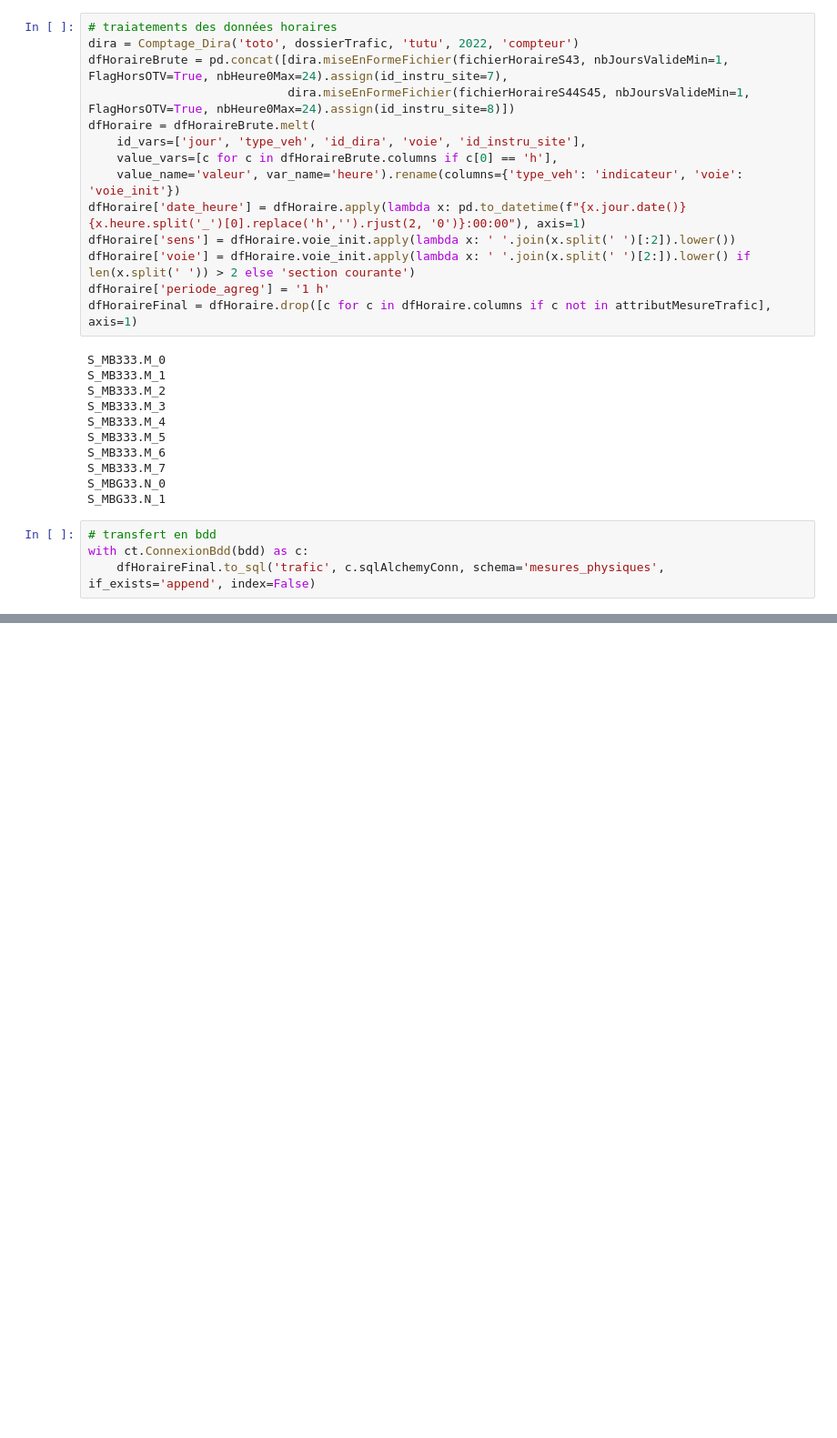
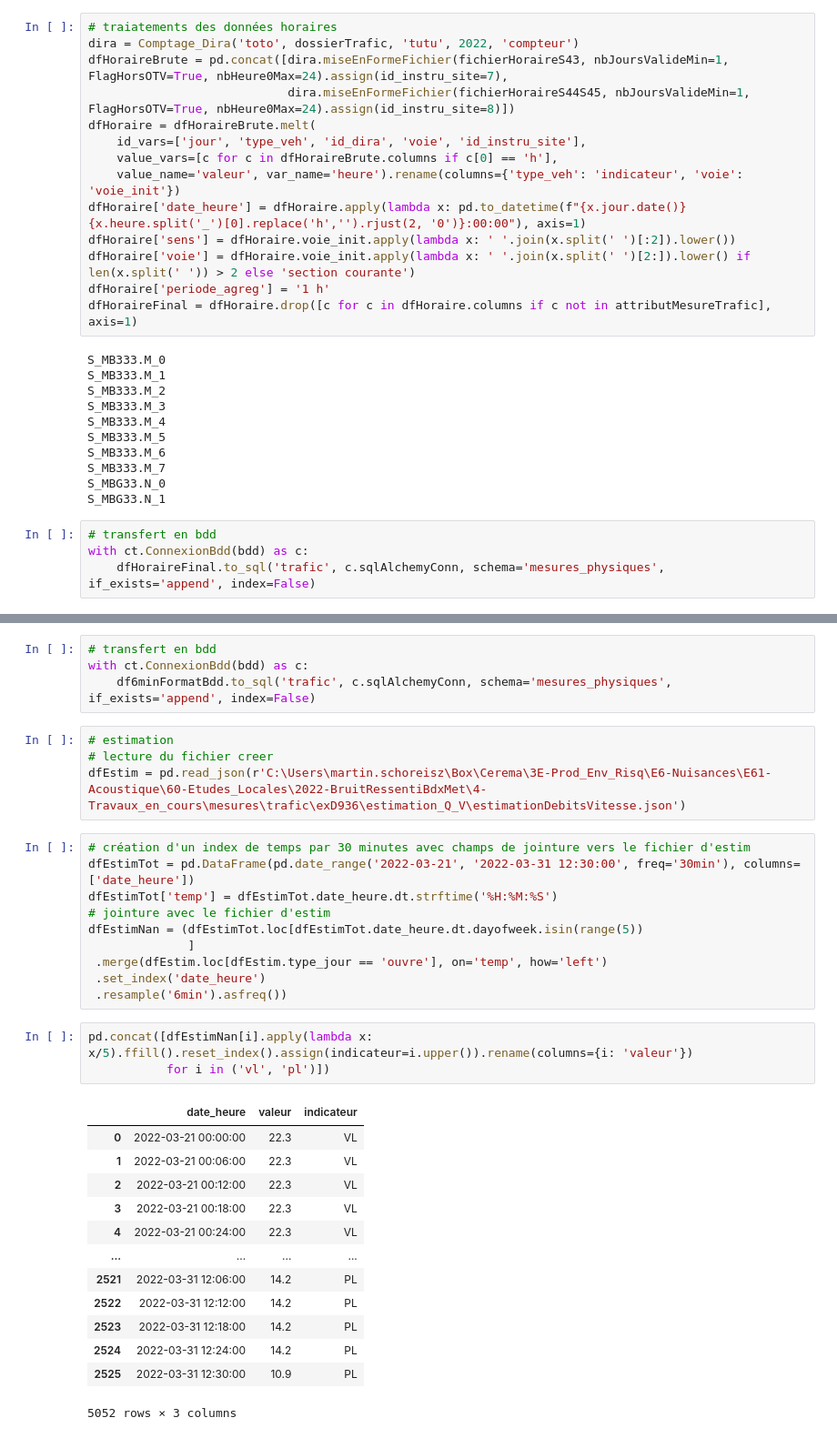
Before and after one commit to nantodevison/PPBE_BdxMet, a Jupyter notebook: notebooks/Import_donnees.ipynb, the cells around one changed output, grey strips where cells are left out. Shown: that part at 91% size. Cells and saved outputs as stored; diff of their text form; blank space fills up the shorter version.

Commit message:
ajout trafic hors rocade

```diff
--- a/notebooks/Import_donnees.ipynb
+++ b/notebooks/Import_donnees.ipynb
@@ -148,0 +185,35 @@ with ct.ConnexionBdd(bdd) as c:
+# %%
+# transfert en bdd
+with ct.ConnexionBdd(bdd) as c:
+    df6minFormatBdd.to_sql('trafic', c.sqlAlchemyConn, schema='mesures_physiques', if_exists='append', index=False)
+# %%
+# estimation
+# lecture du fichier creer
+dfEstim = pd.read_json(r'C:\Users\martin.schoreisz\Box\Cerema\3E-Prod_Env_Risq\E6-Nuisances\E61-Acoustique\60-Etudes_Locales\2022-BruitRessentiBdxMet\4-Travaux_en_cours\mesures\trafic\exD936\estimation_Q_V\estimationDebitsVitesse.json')
+# %%
+# création d'un index de temps par 30 minutes avec champs de jointure vers le fichier d'estim
+dfEstimTot = pd.DataFrame(pd.date_range('2022-03-21', '2022-03-31 12:30:00', freq='30min'), columns=['date_heure'])
+dfEstimTot['temp'] = dfEstimTot.date_heure.dt.strftime('%H:%M:%S')
+# jointure avec le fichier d'estim
+dfEstimNan = (dfEstimTot.loc[dfEstimTot.date_heure.dt.dayofweek.isin(range(5))
+              ]
+ .merge(dfEstim.loc[dfEstim.type_jour == 'ouvre'], on='temp', how='left')
+ .set_index('date_heure')
+ .resample('6min').asfreq())
+# %%
+pd.concat([dfEstimNan[i].apply(lambda x: x/5).ffill().reset_index().assign(indicateur=i.upper()).rename(columns={i: 'valeur'})
+           for i in ('vl', 'pl')])
+# %% [output]
+|  | date_heure | valeur | indicateur |
+| 0 | 2022-03-21 00:00:00 | 22.3 | VL |
+| 1 | 2022-03-21 00:06:00 | 22.3 | VL |
+| 2 | 2022-03-21 00:12:00 | 22.3 | VL |
+| 3 | 2022-03-21 00:18:00 | 22.3 | VL |
+| 4 | 2022-03-21 00:24:00 | 22.3 | VL |
+| ... | ... | ... | ... |
+| 2521 | 2022-03-31 12:06:00 | 14.2 | PL |
+| 2522 | 2022-03-31 12:12:00 | 14.2 | PL |
+| 2523 | 2022-03-31 12:18:00 | 14.2 | PL |
+| 2524 | 2022-03-31 12:24:00 | 14.2 | PL |
+| 2525 | 2022-03-31 12:30:00 | 10.9 | PL |
+5052 rows × 3 columns
```
Also changed, not shown: parts of 8 cells of this notebook, 6 other files.
